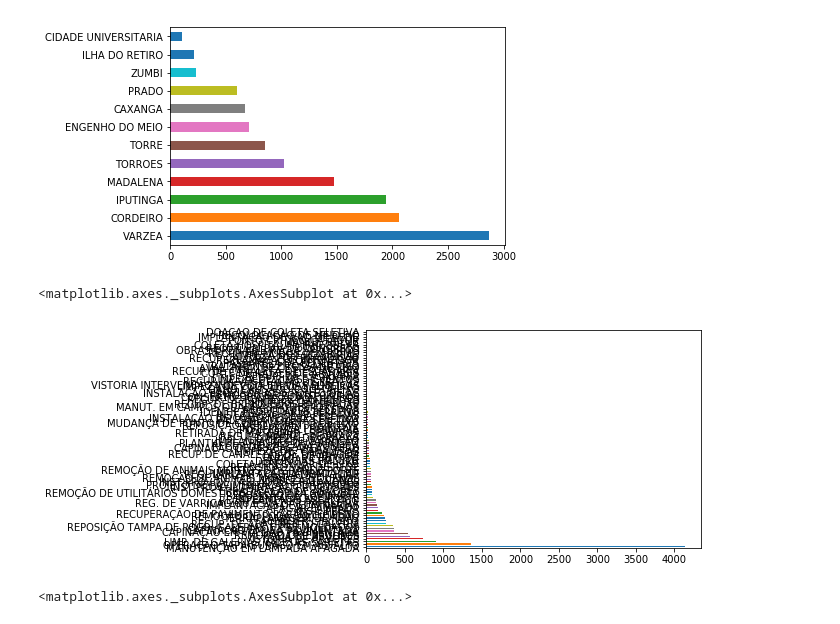
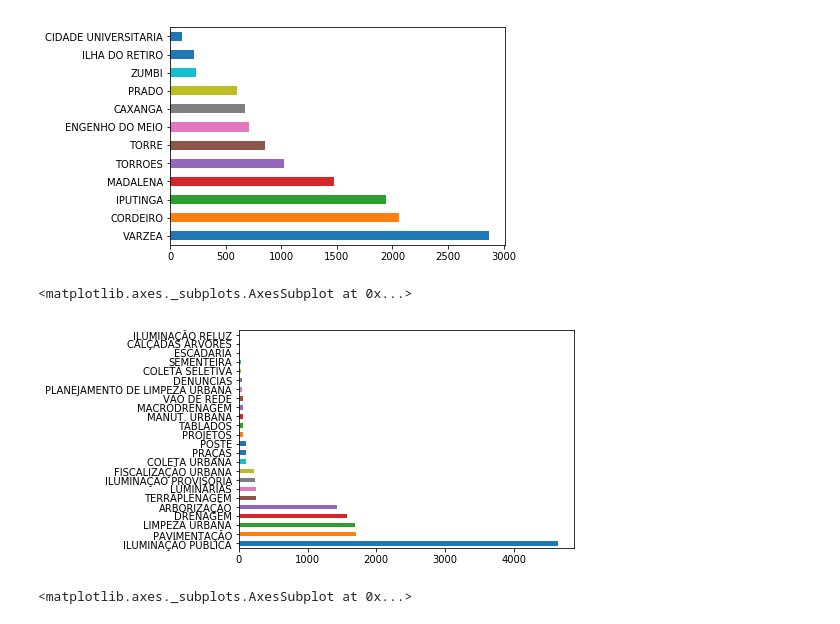
Before and after one commit to if1015-datascience-ufpe/2018-2-projeto-osboys, a Jupyter notebook: ExploratoryDataAnalysis.ipynb, the cells around one changed output. Cells and saved outputs as stored; diff of their text form; code cells hidden in the pictures.

```diff
--- a/ExploratoryDataAnalysis.ipynb
+++ b/ExploratoryDataAnalysis.ipynb
@@ -249,10 +240,10 @@ display(soma)
 # %%
 #Plot graphs
 #(emlurb_df.loc[emlurb_df['RPA'].isin([6])])
-(emlurb_df.loc[emlurb_df['RPA'].isin([4])])['SERVICO_DESCRICAO'].value_counts().plot.barh()
+(emlurb_df.loc[emlurb_df['RPA'].isin([4])])['GRUPOSERVICO_DESCRICAO'].value_counts().plot.barh()
 # %% [output]
 <matplotlib.axes._subplots.AxesSubplot at 0x...>
-[figure, old version]
+[figure, new version]
 # %%
 #Plot graphs
 #(emlurb_df.loc[emlurb_df['RPA'].isin([6])])
```
Also changed, not shown: parts of 21 cells of this notebook.
